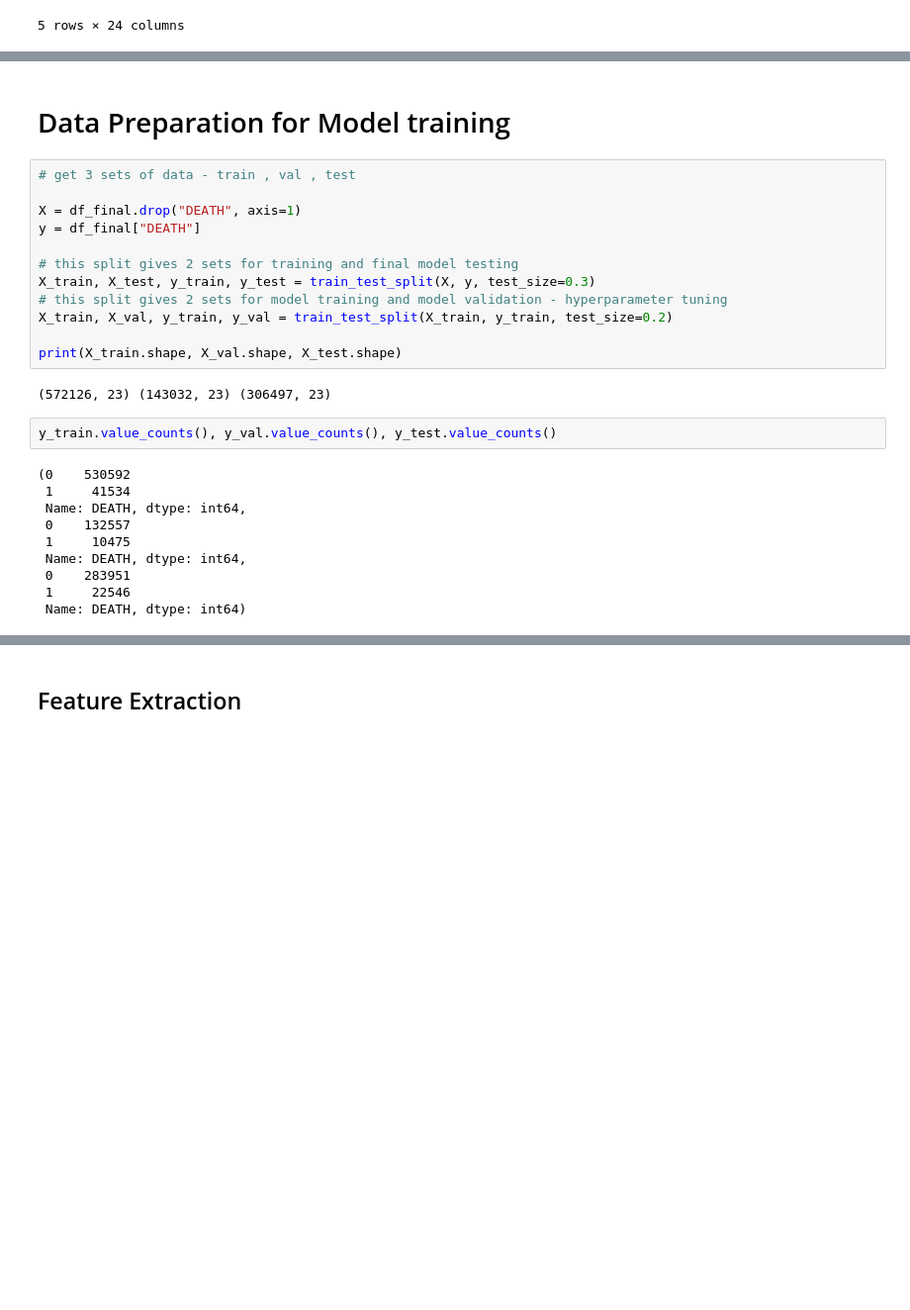
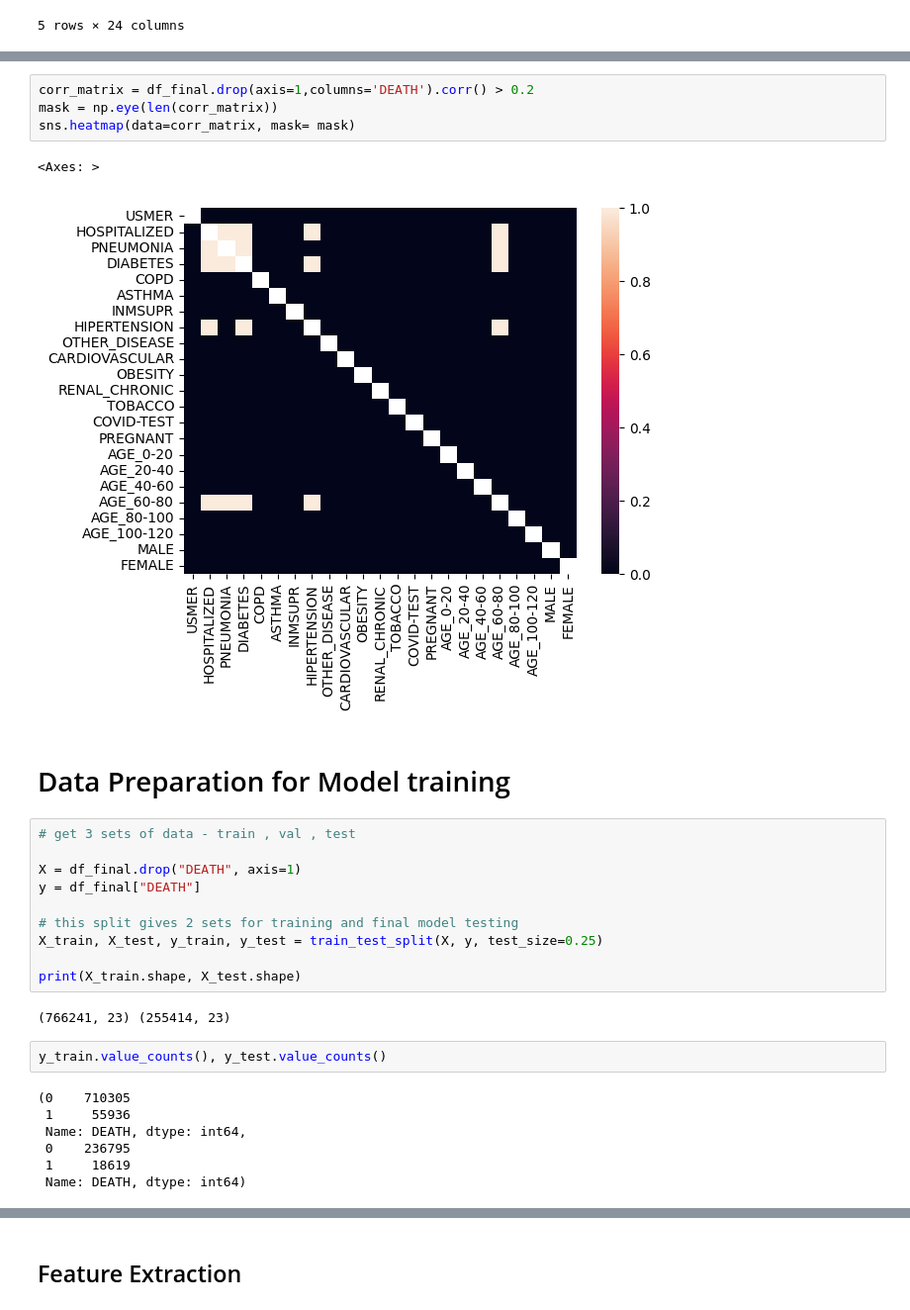
Before and after one commit to IISC-ICAIML-Porject/Covid-19-Mortality-Prediction, a Jupyter notebook: Covid_19_Mortality_prediction.ipynb, the cells around one changed output, grey strips where cells are left out. Shown: that part at 99% size. Cells and saved outputs as stored; diff of their text form; blank space fills up the shorter version.

```diff
--- a/Covid_19_Mortality_prediction.ipynb
+++ b/Covid_19_Mortality_prediction.ipynb
@@ -376,3 +414,10 @@ df_final.corr()
+# %%
+corr_matrix = df_final.drop(axis=1,columns='DEATH').corr() > 0.2
+mask = np.eye(len(corr_matrix))
+sns.heatmap(data=corr_matrix, mask= mask)
+# %% [output]
+<Axes: >
+[figure, added]
 # %% [markdown]
 # Data Preparation for Model training
 # %%
@@ -382,23 +427,18 @@ X = df_final.drop("DEATH", axis=1)
 y = df_final["DEATH"]
 
 # this split gives 2 sets for training and final model testing
-X_train, X_test, y_train, y_test = train_test_split(X, y, test_size=0.3)
-# this split gives 2 sets for model training and model validation - hyperparameter tuning
-X_train, X_val, y_train, y_val = train_test_split(X_train, y_train, test_size=0.2)
+X_train, X_test, y_train, y_test = train_test_split(X, y, test_size=0.25)
 
-print(X_train.shape, X_val.shape, X_test.shape)
+print(X_train.shape, X_test.shape)
 # %% [output]
-(572126, 23) (143032, 23) (306497, 23)
+(766241, 23) (255414, 23)
 # %%
-y_train.value_counts(), y_val.value_counts(), y_test.value_counts()
+y_train.value_counts(), y_test.value_counts()
 # %% [output]
-(0    530592
- 1     41534
+(0    710305
+ 1     55936
  Name: DEATH, dtype: int64,
- 0    132557
- 1     10475
- Name: DEATH, dtype: int64,
- 0    283951
- 1     22546
+ 0    236795
+ 1     18619
  Name: DEATH, dtype: int64)
 # %% [markdown]
```
Also changed, not shown: parts of 101 cells of this notebook.
